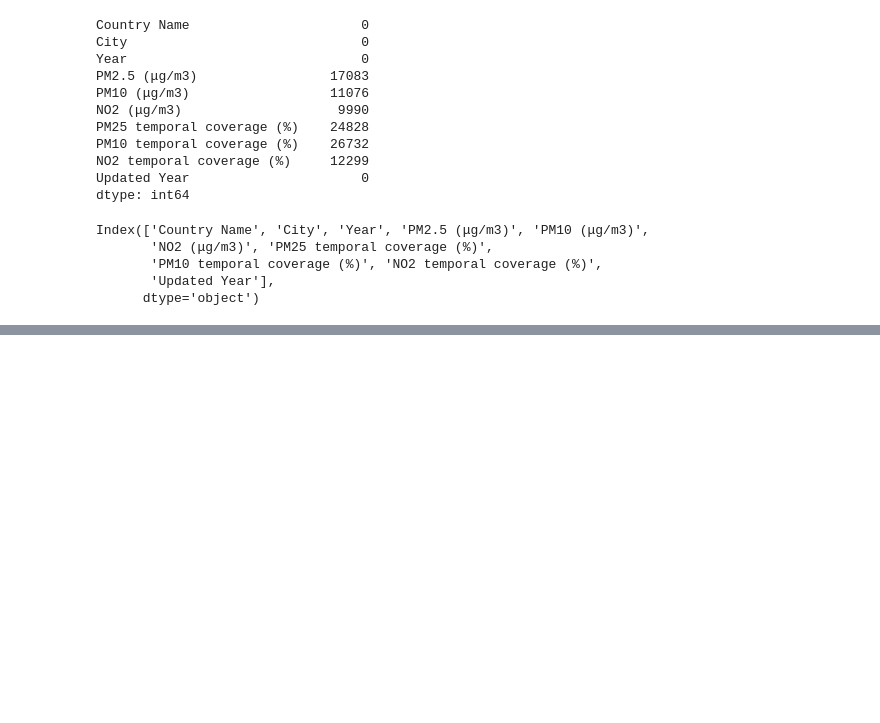
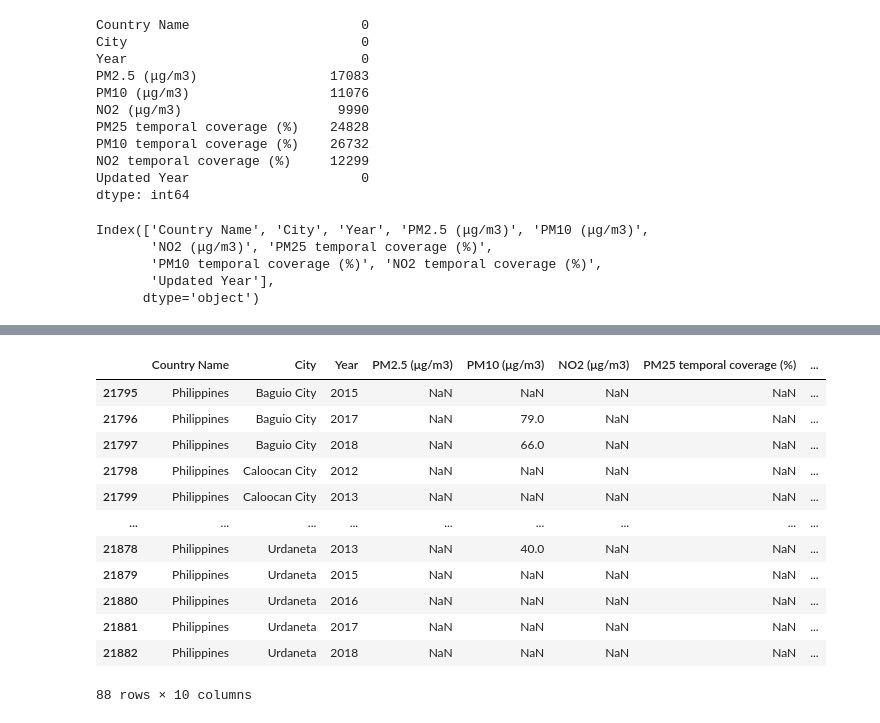
Before and after one commit to AgustinCdeCelis/Air-Quality, a Jupyter notebook: analisis.ipynb, the cells around one changed output, grey strips where cells are left out. Cells and saved outputs as stored; diff of their text form; code cells hidden in the pictures; blank space fills up the shorter version.

```diff
--- a/analisis.ipynb
+++ b/analisis.ipynb
@@ -95,0 +154,16 @@ Index(['Country Name', 'City', 'Year', 'PM2.5 (μg/m3)', 'PM10 (μg/m3)',
+# %%
+df.loc[21795:21882]
+# %% [output]
+|  | Country Name | City | Year | PM2.5 (μg/m3) | PM10 (μg/m3) | NO2 (μg/m3) | PM25 temporal coverage (%) | ... |
+| 21795 | Philippines | Baguio City | 2015 | NaN | NaN | NaN | NaN | ... |
+| 21796 | Philippines | Baguio City | 2017 | NaN | 79.0 | NaN | NaN | ... |
+| 21797 | Philippines | Baguio City | 2018 | NaN | 66.0 | NaN | NaN | ... |
+| 21798 | Philippines | Caloocan City | 2012 | NaN | NaN | NaN | NaN | ... |
+| 21799 | Philippines | Caloocan City | 2013 | NaN | NaN | NaN | NaN | ... |
+| ... | ... | ... | ... | ... | ... | ... | ... | ... |
+| 21878 | Philippines | Urdaneta | 2013 | NaN | 40.0 | NaN | NaN | ... |
+| 21879 | Philippines | Urdaneta | 2015 | NaN | NaN | NaN | NaN | ... |
+| 21880 | Philippines | Urdaneta | 2016 | NaN | NaN | NaN | NaN | ... |
+| 21881 | Philippines | Urdaneta | 2017 | NaN | NaN | NaN | NaN | ... |
+| 21882 | Philippines | Urdaneta | 2018 | NaN | NaN | NaN | NaN | ... |
+88 rows × 10 columns
```
Also changed, not shown: parts of 44 cells of this notebook.
